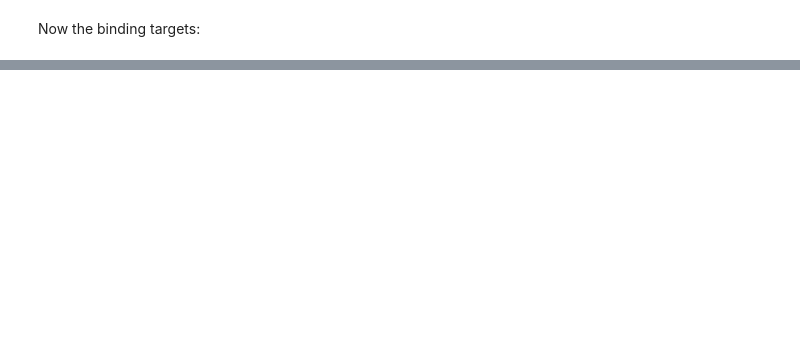
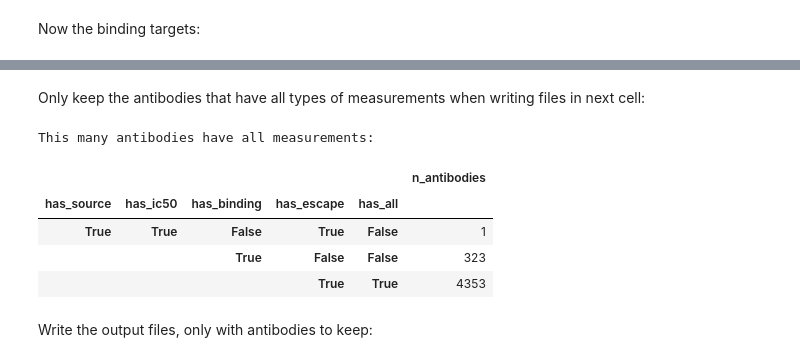
Before and after one commit to jbloomlab/SARS2-RBD-escape-calc, a Jupyter notebook: process_data.ipynb, the cells around one changed output, grey strips where cells are left out. Cells and saved outputs as stored; diff of their text form; code cells hidden in the pictures; blank space fills up the shorter version.

```diff
--- a/process_data.ipynb
+++ b/process_data.ipynb
@@ -421,0 +524,46 @@ Binding summary:
+# %% [markdown]
+Only keep the antibodies that have all types of measurements when writing files in next cell:
+# %%
+antibodies = (
+    antibody_source
+    [["antibody"]]
+    .assign(has_source=True)
+    .drop_duplicates()
+    .merge(
+        antibody_ic50s[["antibody"]].assign(has_ic50=True).drop_duplicates(),
+        how="outer",
+        validate="one_to_one",
+    )
+    .merge(
+        antibody_binding[["antibody"]].assign(has_binding=True).drop_duplicates(),
+        how="outer",
+        validate="one_to_one",
+    )
+    .merge(
+        escape[["antibody"]].assign(has_escape=True).drop_duplicates(),
+        how="outer",
+        validate="one_to_one",
+    )
+    .set_index("antibody")
+    .fillna(False)
+    .assign(has_all=lambda x: x.all(axis=1))
+    .reset_index()
+)
+
+print("This many antibodies have all measurements:")
+display(
+    antibodies
+    .groupby([c for c in antibodies.columns if c != "antibody"])
+    .aggregate(n_antibodies=pd.NamedAgg("antibody", "count"))
+)
+
+antibodies_to_keep = set(antibodies.query("has_all")["antibody"])
+# %% [output]
+This many antibodies have all measurements:
+|  |  |  |  |  | n_antibodies |
+| has_source | has_ic50 | has_binding | has_escape | has_all |  |
+| True | True | False | True | False | 1 |
+|  |  | True | False | False | 323 |
+|  |  |  | True | True | 4353 |
+# %% [markdown]
+Write the output files, only with antibodies to keep:
```
Also changed, not shown: parts of 11 cells of this notebook, 4 other files.
